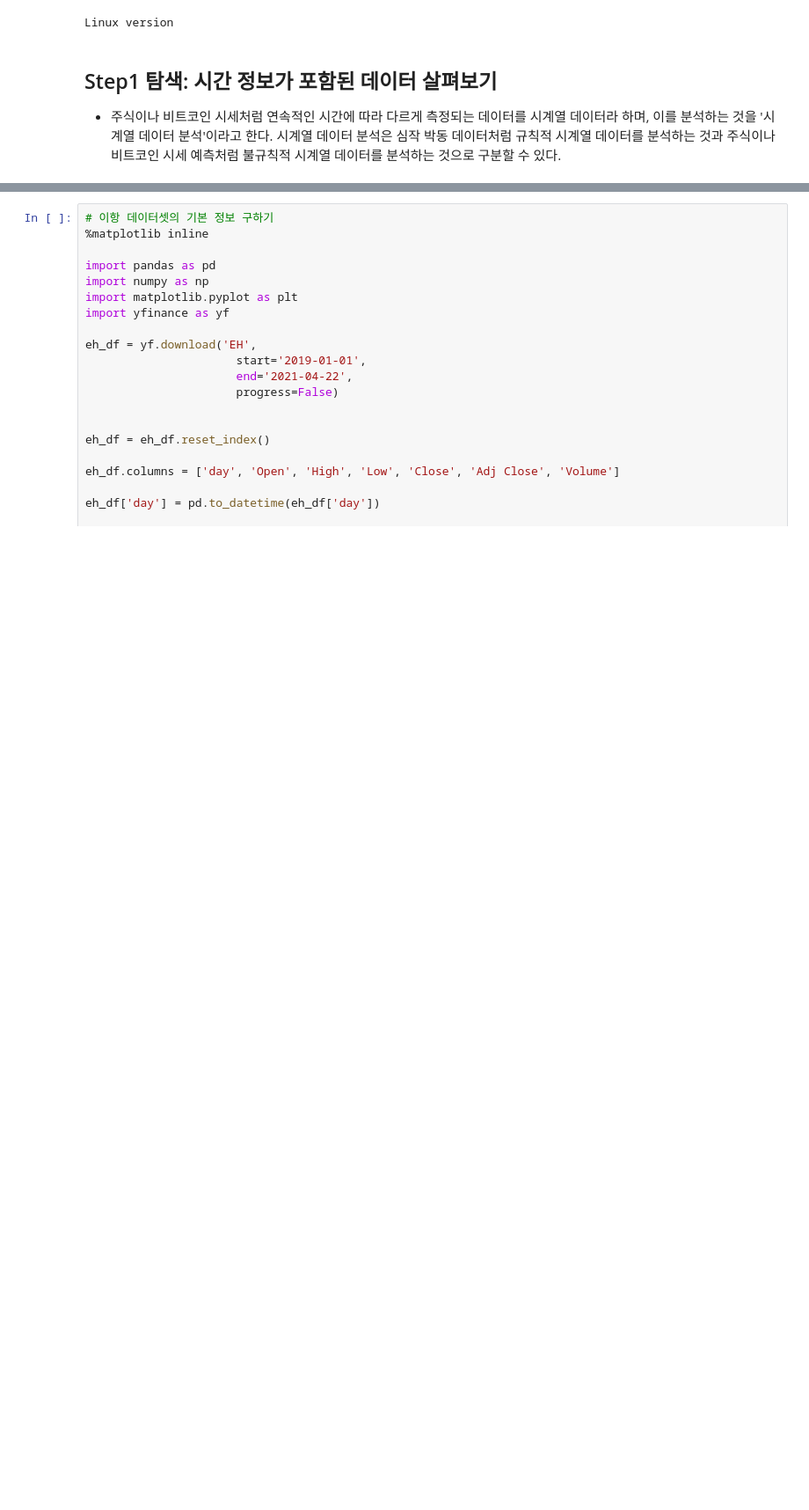
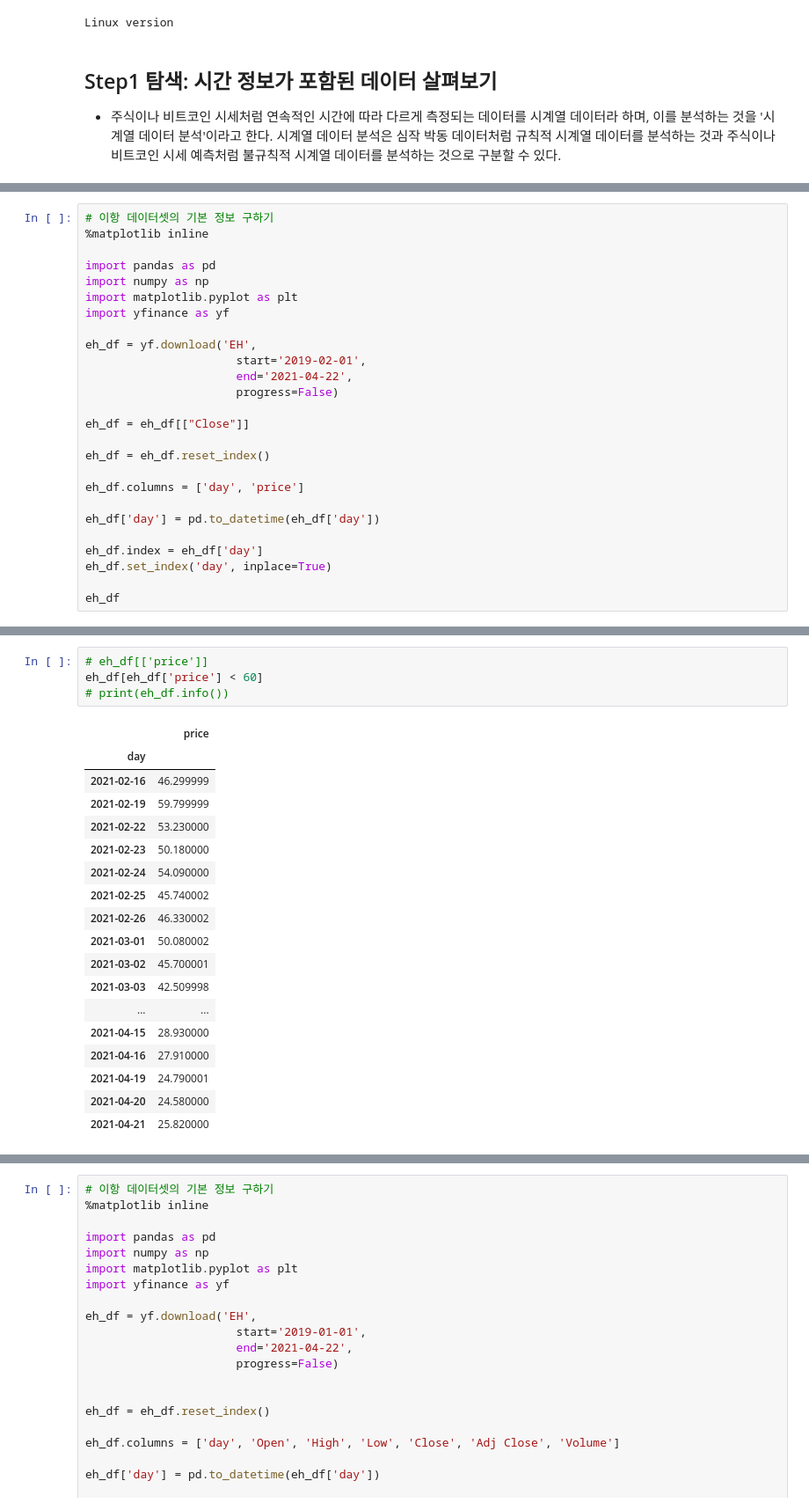
Before and after one commit to goldang01/python_data_analysis_study, a Jupyter notebook: Ehang.ipynb, the cells around one changed output, grey strips where cells are left out. Shown at 88% size. Saved outputs shown, nothing was run; the diff lists cells and outputs as text; blank space fills up the shorter version.

```diff
--- a/Ehang.ipynb
+++ b/Ehang.ipynb
@@ -194,0 +82,26 @@ plt.show()
+# %%
+# 이항 데이터셋의 기본 정보 구하기
+%matplotlib inline
+
+import pandas as pd
+import numpy as np
+import matplotlib.pyplot as plt
+import yfinance as yf
+
+eh_df = yf.download('EH',
+                      start='2019-02-01',
+                      end='2021-04-22',
+                      progress=False)
+
+eh_df = eh_df[["Close"]]
+
+eh_df = eh_df.reset_index()
+
+eh_df.columns = ['day', 'price']
+
+eh_df['day'] = pd.to_datetime(eh_df['day'])
+
+eh_df.index = eh_df['day']
+eh_df.set_index('day', inplace=True)
+
+eh_df
@@ -194,0 +152,23 @@ plt.show()
+# %%
+# eh_df[['price']]
+eh_df[eh_df['price'] < 60]
+# print(eh_df.info())
+# %% [output]
+|  | price |
+| day |  |
+| 2021-02-16 | 46.299999 |
+| 2021-02-19 | 59.799999 |
+| 2021-02-22 | 53.230000 |
+| 2021-02-23 | 50.180000 |
+| 2021-02-24 | 54.090000 |
+| 2021-02-25 | 45.740002 |
+| 2021-02-26 | 46.330002 |
+| 2021-03-01 | 50.080002 |
+| 2021-03-02 | 45.700001 |
+| 2021-03-03 | 42.509998 |
+| ... | ... |
+| 2021-04-15 | 28.930000 |
+| 2021-04-16 | 27.910000 |
+| 2021-04-19 | 24.790001 |
+| 2021-04-20 | 24.580000 |
+| 2021-04-21 | 25.820000 |
```
Also changed, not shown: parts of 18 cells of this notebook, 2 other files.
